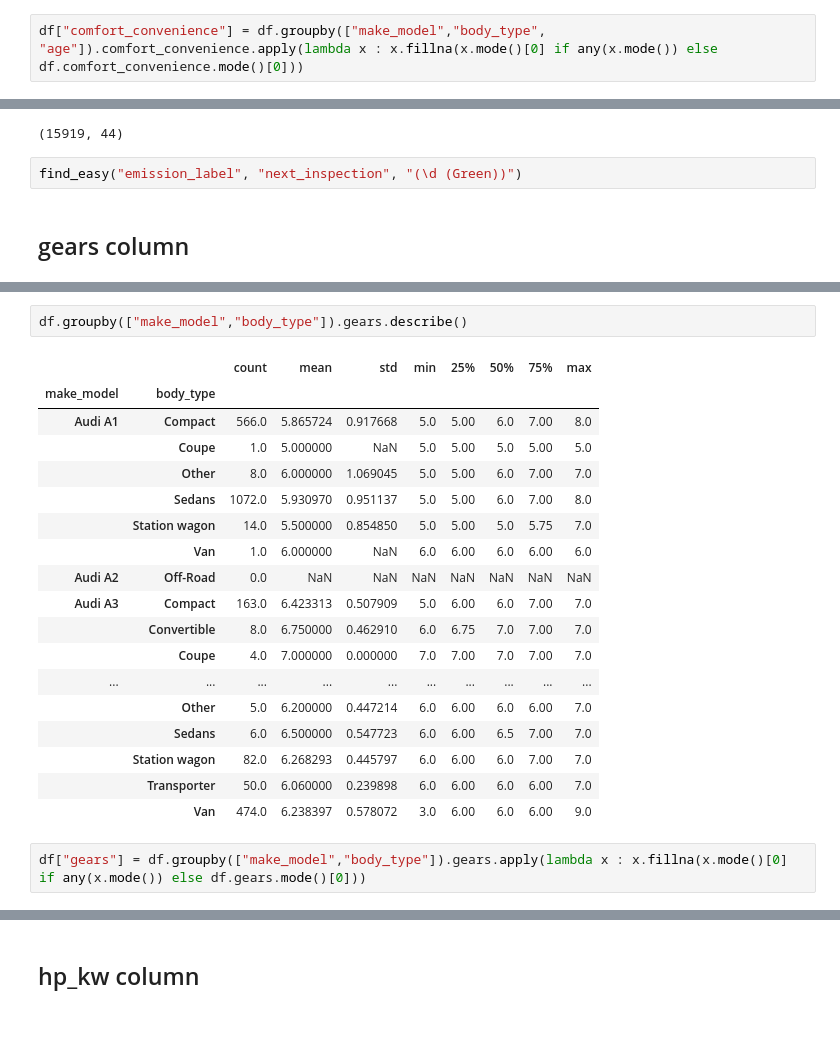
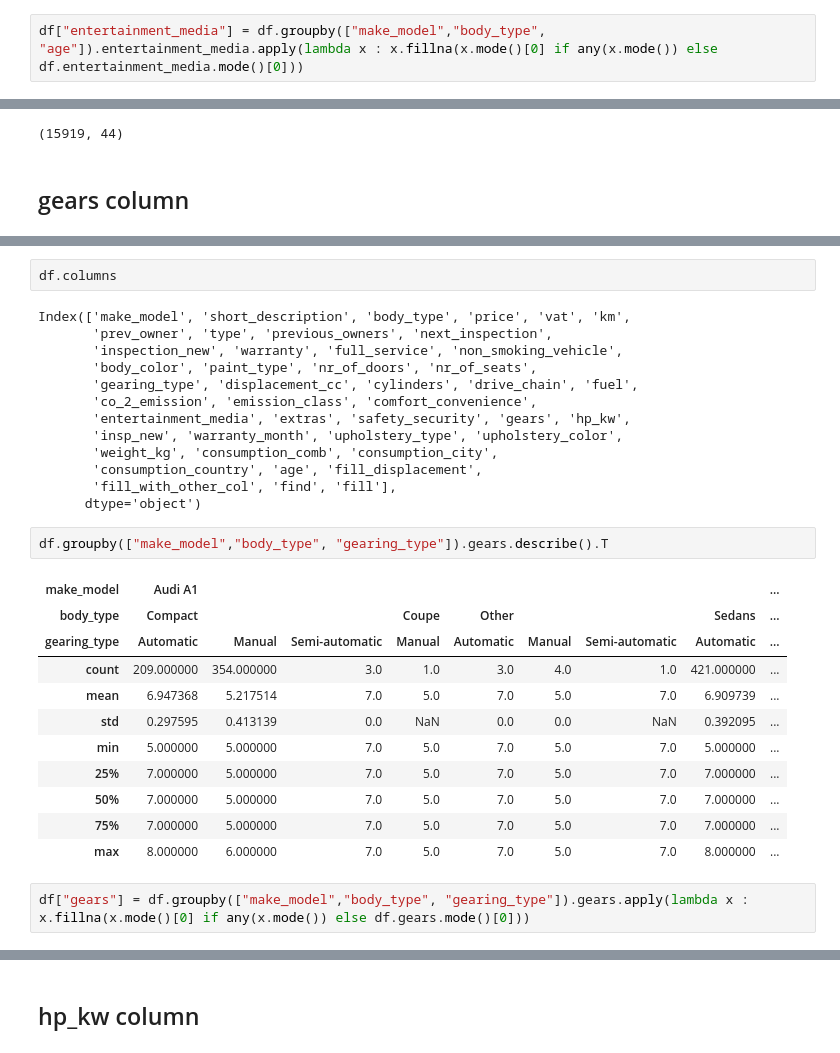
Before and after one commit to ilknurozcelik/DA_Assignments_and_Projects, a Jupyter notebook: 02-Projects/DA_CapstoneProject/DAwPy_Capstone_Project_(AutoScout)_İlknur _HandlingMissingValues.ipynb, the cells around one changed output, grey strips where cells are left out. Cells and saved outputs as stored; diff of their text form; blank space fills up the shorter version.

```diff
--- a/02-Projects/DA_CapstoneProject/DAwPy_Capstone_Project_(AutoScout)_İlknur _HandlingMissingValues.ipynb
+++ b/02-Projects/DA_CapstoneProject/DAwPy_Capstone_Project_(AutoScout)_İlknur _HandlingMissingValues.ipynb
@@ -2959,7 +2961,7 @@ df.groupby(["make_model","body_type", "age"]).entertainment_media.describe().T
 | top | Bluetooth,CD player,Hands-free eq... | Bluetooth,CD player,Hands-free eq... | Bluetooth,CD player,Hands-free eq... | Bluetooth,CD player,Hands-free eq... | CD player,Hands-free equipment,MP... | Bluetooth,CD player,Hands-free eq... | CD player,Hands-free equipment,Radio | Bluetooth,Hands-free equipment,On... | CD player,On-board computer | Radio | Bluetooth,CD player,Hands-free eq... | ... |
 | freq | 50 | 42 | 32 | 31 | 1 | 1 | 5 | 1 | 1 | 55 | 63 | ... |
 # %%
-df["comfort_convenience"] = df.groupby(["make_model","body_type", "age"]).comfort_convenience.apply(lambda x : x.fillna(x.mode()[0] if any(x.mode()) else df.comfort_convenience.mode()[0]))
+df["entertainment_media"] = df.groupby(["make_model","body_type", "age"]).entertainment_media.apply(lambda x : x.fillna(x.mode()[0] if any(x.mode()) else df.entertainment_media.mode()[0]))
 # %% [markdown]
 ## extras columns
 # %%
@@ -3076,8 +3082,6 @@ df.drop(columns="emission_label", inplace=True)
 df.shape
 # %% [output]
 (15919, 44)
-# %%
-find_easy("emission_label", "next_inspection", "(\d (Green))")
 # %% [markdown]
 ## gears column
 # %%
@@ -3100,29 +3104,37 @@ NaN     4712
 2.0        1
 50.0       1
 Name: gears, dtype: int64
+# %%
+df.columns
+# %% [output]
+Index(['make_model', 'short_description', 'body_type', 'price', 'vat', 'km',
+       'prev_owner', 'type', 'previous_owners', 'next_inspection',
+       'inspection_new', 'warranty', 'full_service', 'non_smoking_vehicle',
+       'body_color', 'paint_type', 'nr_of_doors', 'nr_of_seats',
+       'gearing_type', 'displacement_cc', 'cylinders', 'drive_chain', 'fuel',
+       'co_2_emission', 'emission_class', 'comfort_convenience',
+       'entertainment_media', 'extras', 'safety_security', 'gears', 'hp_kw',
+       'insp_new', 'warranty_month', 'upholstery_type', 'upholstery_color',
+       'weight_kg', 'consumption_comb', 'consumption_city',
+       'consumption_country', 'age', 'fill_displacement',
+       'fill_with_other_col', 'find', 'fill'],
+      dtype='object')
 # %%
-df.groupby(["make_model","body_type"]).gears.describe()
+df.groupby(["make_model","body_type", "gearing_type"]).gears.describe().T
 # %% [output]
-|  |  | count | mean | std | min | 25% | 50% | 75% | max |
-| make_model | body_type |  |  |  |  |  |  |  |  |
-| Audi A1 | Compact | 566.0 | 5.865724 | 0.917668 | 5.0 | 5.00 | 6.0 | 7.00 | 8.0 |
-|  | Coupe | 1.0 | 5.000000 | NaN | 5.0 | 5.00 | 5.0 | 5.00 | 5.0 |
-|  | Other | 8.0 | 6.000000 | 1.069045 | 5.0 | 5.00 | 6.0 | 7.00 | 7.0 |
-|  | Sedans | 1072.0 | 5.930970 | 0.951137 | 5.0 | 5.00 | 6.0 | 7.00 | 8.0 |
-|  | Station wagon | 14.0 | 5.500000 | 0.854850 | 5.0 | 5.00 | 5.0 | 5.75 | 7.0 |
-|  | Van | 1.0 | 6.000000 | NaN | 6.0 | 6.00 | 6.0 | 6.00 | 6.0 |
-| Audi A2 | Off-Road | 0.0 | NaN | NaN | NaN | NaN | NaN | NaN | NaN |
-| Audi A3 | Compact | 163.0 | 6.423313 | 0.507909 | 5.0 | 6.00 | 6.0 | 7.00 | 7.0 |
-|  | Convertible | 8.0 | 6.750000 | 0.462910 | 6.0 | 6.75 | 7.0 | 7.00 | 7.0 |
-|  | Coupe | 4.0 | 7.000000 | 0.000000 | 7.0 | 7.00 | 7.0 | 7.00 | 7.0 |
-| ... | ... | ... | ... | ... | ... | ... | ... | ... | ... |
-|  | Other | 5.0 | 6.200000 | 0.447214 | 6.0 | 6.00 | 6.0 | 6.00 | 7.0 |
-|  | Sedans | 6.0 | 6.500000 | 0.547723 | 6.0 | 6.00 | 6.5 | 7.00 | 7.0 |
-|  | Station wagon | 82.0 | 6.268293 | 0.445797 | 6.0 | 6.00 | 6.0 | 7.00 | 7.0 |
-|  | Transporter | 50.0 | 6.060000 | 0.239898 | 6.0 | 6.00 | 6.0 | 6.00 | 7.0 |
-|  | Van | 474.0 | 6.238397 | 0.578072 | 3.0 | 6.00 | 6.0 | 6.00 | 9.0 |
+| make_model | Audi A1 |  |  |  |  |  |  |  | ... |
+| body_type | Compact |  |  | Coupe | Other |  |  | Sedans | ... |
+| gearing_type | Automatic | Manual | Semi-automatic | Manual | Automatic | Manual | Semi-automatic | Automatic | ... |
+| count | 209.000000 | 354.000000 | 3.0 | 1.0 | 3.0 | 4.0 | 1.0 | 421.000000 | ... |
+| mean | 6.947368 | 5.217514 | 7.0 | 5.0 | 7.0 | 5.0 | 7.0 | 6.909739 | ... |
+| std | 0.297595 | 0.413139 | 0.0 | NaN | 0.0 | 0.0 | NaN | 0.392095 | ... |
+| min | 5.000000 | 5.000000 | 7.0 | 5.0 | 7.0 | 5.0 | 7.0 | 5.000000 | ... |
+| 25% | 7.000000 | 5.000000 | 7.0 | 5.0 | 7.0 | 5.0 | 7.0 | 7.000000 | ... |
+| 50% | 7.000000 | 5.000000 | 7.0 | 5.0 | 7.0 | 5.0 | 7.0 | 7.000000 | ... |
+| 75% | 7.000000 | 5.000000 | 7.0 | 5.0 | 7.0 | 5.0 | 7.0 | 7.000000 | ... |
+| max | 8.000000 | 6.000000 | 7.0 | 5.0 | 7.0 | 5.0 | 7.0 | 8.000000 | ... |
 # %%
-df["gears"] = df.groupby(["make_model","body_type"]).gears.apply(lambda x : x.fillna(x.mode()[0] if any(x.mode()) else df.gears.mode()[0]))
+df["gears"] = df.groupby(["make_model","body_type", "gearing_type"]).gears.apply(lambda x : x.fillna(x.mode()[0] if any(x.mode()) else df.gears.mode()[0]))
 # %%
 df["gears"].value_counts(dropna=False)
 # %% [output]
```
Also changed, not shown: parts of 47 cells of this notebook, 2 other files.
